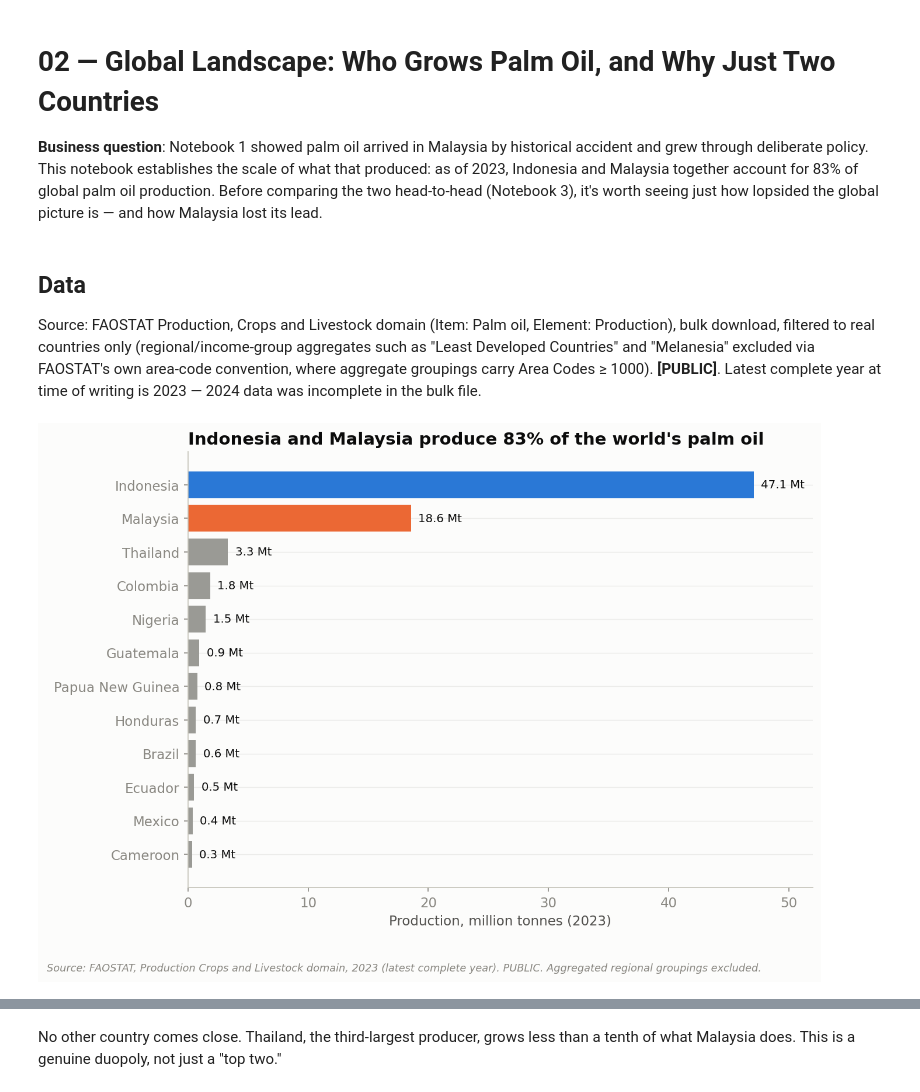
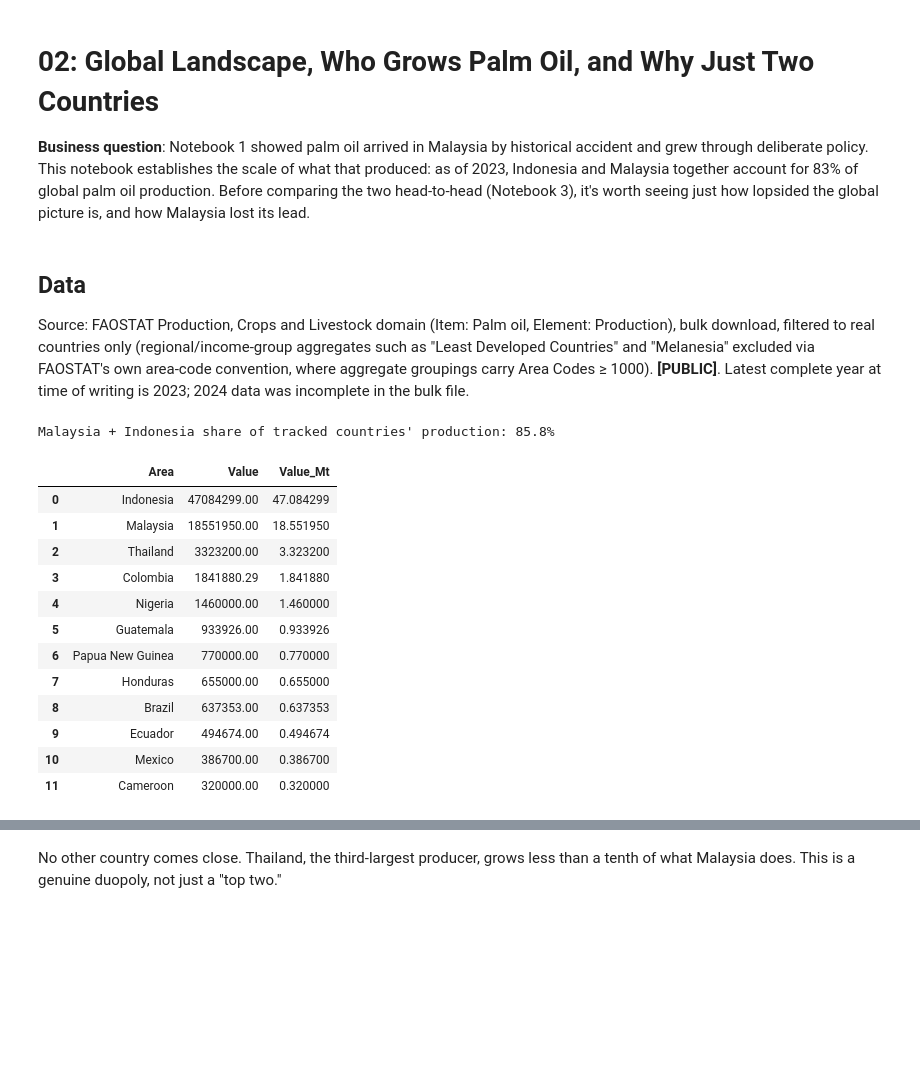
Before and after one commit to ooi-darren/malaysia-palm-oil, a Jupyter notebook: notebooks/02_global_landscape.ipynb, the cells around one changed output, grey strips where cells are left out. Drawn from its saved outputs; the diff is of its cells as text; code cells hidden in the pictures; blank space fills up the shorter version.

```diff
--- a/notebooks/02_global_landscape.ipynb
+++ b/notebooks/02_global_landscape.ipynb
@@ -1,13 +1,32 @@
 # %% [markdown]
-# 02 — Global Landscape: Who Grows Palm Oil, and Why Just Two Countries
+# 02: Global Landscape, Who Grows Palm Oil, and Why Just Two Countries
 
-**Business question**: Notebook 1 showed palm oil arrived in Malaysia by historical accident and grew through deliberate policy. This notebook establishes the scale of what that produced: as of 2023, Indonesia and Malaysia together account for 83% of global palm oil production. Before comparing the two head-to-head (Notebook 3), it's worth seeing just how lopsided the global picture is — and how Malaysia lost its lead.
+**Business question**: Notebook 1 showed palm oil arrived in Malaysia by historical accident and grew through deliberate policy. This notebook establishes the scale of what that produced: as of 2023, Indonesia and Malaysia together account for 83% of global palm oil production. Before comparing the two head-to-head (Notebook 3), it's worth seeing just how lopsided the global picture is, and how Malaysia lost its lead.
 # %% [markdown]
 ## Data
 
-Source: FAOSTAT Production, Crops and Livestock domain (Item: Palm oil, Element: Production), bulk download, filtered to real countries only (regional/income-group aggregates such as "Least Developed Countries" and "Melanesia" excluded via FAOSTAT's own area-code convention, where aggregate groupings carry Area Codes ≥ 1000). **[PUBLIC]**. Latest complete year at time of writing is 2023 — 2024 data was incomplete in the bulk file.
+Source: FAOSTAT Production, Crops and Livestock domain (Item: Palm oil, Element: Production), bulk download, filtered to real countries only (regional/income-group aggregates such as "Least Developed Countries" and "Melanesia" excluded via FAOSTAT's own area-code convention, where aggregate groupings carry Area Codes ≥ 1000). **[PUBLIC]**. Latest complete year at time of writing is 2023; 2024 data was incomplete in the bulk file.
 # %%
+import pandas as pd
 from IPython.display import Image
-Image(filename='../outputs/figures/02_global_palm_oil_production.png')
+
+prod2023 = pd.read_csv('../data/processed/global_palm_oil_production_2023.csv')
+world_total = prod2023['Value'].sum()
+top2 = prod2023[prod2023['Area'].isin(['Indonesia', 'Malaysia'])]['Value'].sum()
+print(f"Malaysia + Indonesia share of tracked countries' production: {top2 / world_total:.1%}")
+prod2023
 # %% [output]
-[figure, removed]
+Malaysia + Indonesia share of tracked countries' production: 85.8%
+|  | Area | Value | Value_Mt |
+| 0 | Indonesia | 47084299.00 | 47.084299 |
+| 1 | Malaysia | 18551950.00 | 18.551950 |
+| 2 | Thailand | 3323200.00 | 3.323200 |
+| 3 | Colombia | 1841880.29 | 1.841880 |
+| 4 | Nigeria | 1460000.00 | 1.460000 |
+| 5 | Guatemala | 933926.00 | 0.933926 |
+| 6 | Papua New Guinea | 770000.00 | 0.770000 |
+| 7 | Honduras | 655000.00 | 0.655000 |
+| 8 | Brazil | 637353.00 | 0.637353 |
+| 9 | Ecuador | 494674.00 | 0.494674 |
+| 10 | Mexico | 386700.00 | 0.386700 |
+| 11 | Cameroon | 320000.00 | 0.320000 |
```
Also changed, not shown: parts of 7 cells of this notebook, 7 other files.
